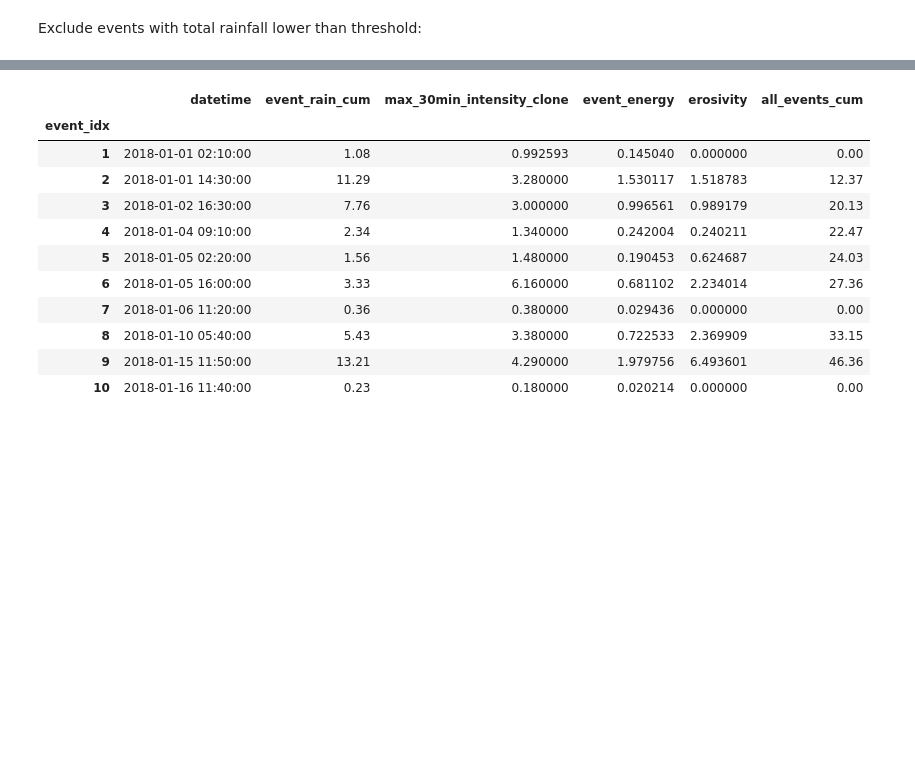
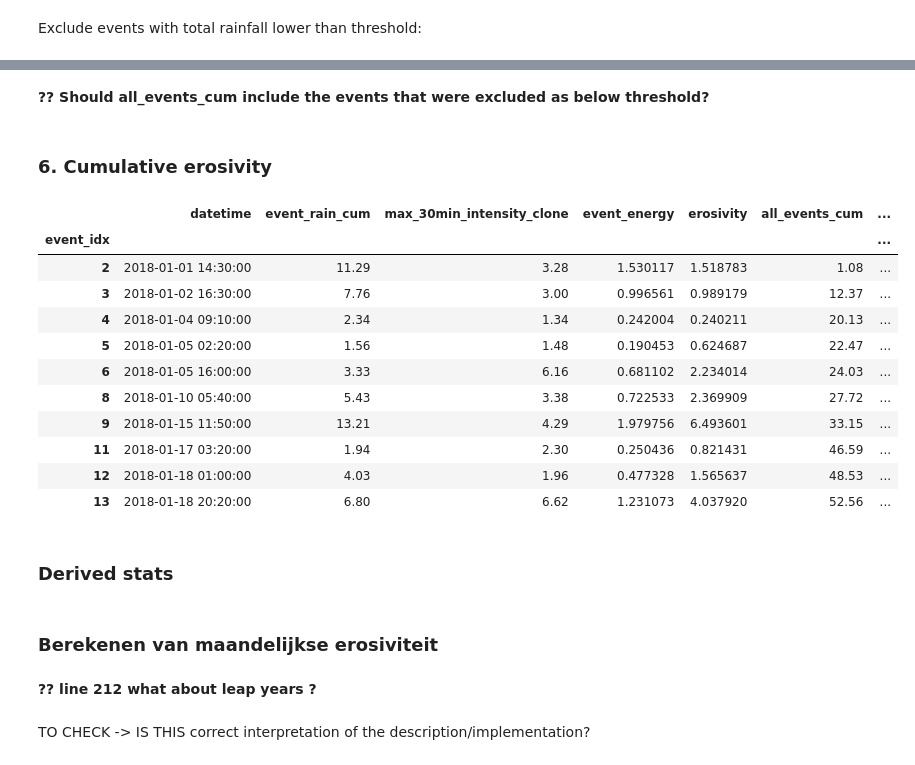
Before and after one commit to watem-sedem/rfactor, a Jupyter notebook: 202106_vanhoeys_erosivity.ipynb, the cells around one changed output, grey strips where cells are left out. Cells and saved outputs as stored; diff of their text form; code cells hidden in the pictures; blank space fills up the shorter version.

```diff
--- a/202106_vanhoeys_erosivity.ipynb
+++ b/202106_vanhoeys_erosivity.ipynb
@@ -390,4 +392,4 @@ P01_001_2018_events["erosivity"] = P01_001_2018_events["event_energy"] * P01_001
 # %% [markdown]
 Add cumulative value of the events combined:
 # %%
-P01_001_2018_events["all_events_cum"] = P01_001_2018_events["event_rain_cum"].cumsum()
+P01_001_2018_events["all_events_cum"] = P01_001_2018_events["event_rain_cum"].shift(1).cumsum()
@@ -394,6 +398,13 @@ P01_001_2018_events["all_events_cum"] = P01_001_2018_events["event_rain_cum"].cu
+# %%
+P01_001_2018_events["days_since_start_year"] = (P01_001_2018_events["datetime"] - pd.Timestamp("2018-01-01")).dt.total_seconds() / 60. / 1440.
 # %% [markdown]
 Exclude events with total rainfall lower than threshold:
 # %%
 MIN_CUMUL = 1.27
 
-P01_001_2018_events.loc[P01_001_2018_events["event_rain_cum"] < MIN_CUMUL, ["erosivity", "all_events_cum"]] = 0.
+#P01_001_2018_events.loc[P01_001_2018_events["event_rain_cum"] < MIN_CUMUL,
+#                        ["erosivity", "all_events_cum",
+#                         "max_30min_intensity_clone", "days_since_start_year"]] = 0.
+
+P01_001_2018_events_subset = P01_001_2018_events[P01_001_2018_events["event_rain_cum"] > MIN_CUMUL]
+P01_001_2018_events_subset
@@ -400,15 +426,29 @@ P01_001_2018_events.loc[P01_001_2018_events["event_rain_cum"] < MIN_CUMUL, ["ero
+# %% [markdown]
+__?? Should all_events_cum include the events that were excluded as below threshold?__
+# %% [markdown]
+### 6. Cumulative erosivity
+# %%
+P01_001_2018_events_subset["erosivity_cum"] = P01_001_2018_events_subset["erosivity"].cumsum()
 # %%
-P01_001_2018_events.head(10)
+P01_001_2018_events_subset.head(10)
 # %% [output]
-|  | datetime | event_rain_cum | max_30min_intensity_clone | event_energy | erosivity | all_events_cum |
-| event_idx |  |  |  |  |  |  |
-| 1 | 2018-01-01 02:10:00 | 1.08 | 0.992593 | 0.145040 | 0.000000 | 0.00 |
-| 2 | 2018-01-01 14:30:00 | 11.29 | 3.280000 | 1.530117 | 1.518783 | 12.37 |
-| 3 | 2018-01-02 16:30:00 | 7.76 | 3.000000 | 0.996561 | 0.989179 | 20.13 |
-| 4 | 2018-01-04 09:10:00 | 2.34 | 1.340000 | 0.242004 | 0.240211 | 22.47 |
-| 5 | 2018-01-05 02:20:00 | 1.56 | 1.480000 | 0.190453 | 0.624687 | 24.03 |
-| 6 | 2018-01-05 16:00:00 | 3.33 | 6.160000 | 0.681102 | 2.234014 | 27.36 |
-| 7 | 2018-01-06 11:20:00 | 0.36 | 0.380000 | 0.029436 | 0.000000 | 0.00 |
-| 8 | 2018-01-10 05:40:00 | 5.43 | 3.380000 | 0.722533 | 2.369909 | 33.15 |
-| 9 | 2018-01-15 11:50:00 | 13.21 | 4.290000 | 1.979756 | 6.493601 | 46.36 |
-| 10 | 2018-01-16 11:40:00 | 0.23 | 0.180000 | 0.020214 | 0.000000 | 0.00 |
+|  | datetime | event_rain_cum | max_30min_intensity_clone | event_energy | erosivity | all_events_cum | ... |
+| event_idx |  |  |  |  |  |  | ... |
+| 2 | 2018-01-01 14:30:00 | 11.29 | 3.28 | 1.530117 | 1.518783 | 1.08 | ... |
+| 3 | 2018-01-02 16:30:00 | 7.76 | 3.00 | 0.996561 | 0.989179 | 12.37 | ... |
+| 4 | 2018-01-04 09:10:00 | 2.34 | 1.34 | 0.242004 | 0.240211 | 20.13 | ... |
+| 5 | 2018-01-05 02:20:00 | 1.56 | 1.48 | 0.190453 | 0.624687 | 22.47 | ... |
+| 6 | 2018-01-05 16:00:00 | 3.33 | 6.16 | 0.681102 | 2.234014 | 24.03 | ... |
+| 8 | 2018-01-10 05:40:00 | 5.43 | 3.38 | 0.722533 | 2.369909 | 27.72 | ... |
+| 9 | 2018-01-15 11:50:00 | 13.21 | 4.29 | 1.979756 | 6.493601 | 33.15 | ... |
+| 11 | 2018-01-17 03:20:00 | 1.94 | 2.30 | 0.250436 | 0.821431 | 46.59 | ... |
+| 12 | 2018-01-18 01:00:00 | 4.03 | 1.96 | 0.477328 | 1.565637 | 48.53 | ... |
+| 13 | 2018-01-18 20:20:00 | 6.80 | 6.62 | 1.231073 | 4.037920 | 52.56 | ... |
+# %% [markdown]
+### Derived stats
+# %% [markdown]
+### Berekenen van maandelijkse erosiviteit
+# %% [markdown]
+__?? line 212 what about leap years ?__
+# %% [markdown]
+TO CHECK -> IS THIS correct interpretation of the description/implementation?
```
Also changed, not shown: parts of 8 cells of this notebook.
